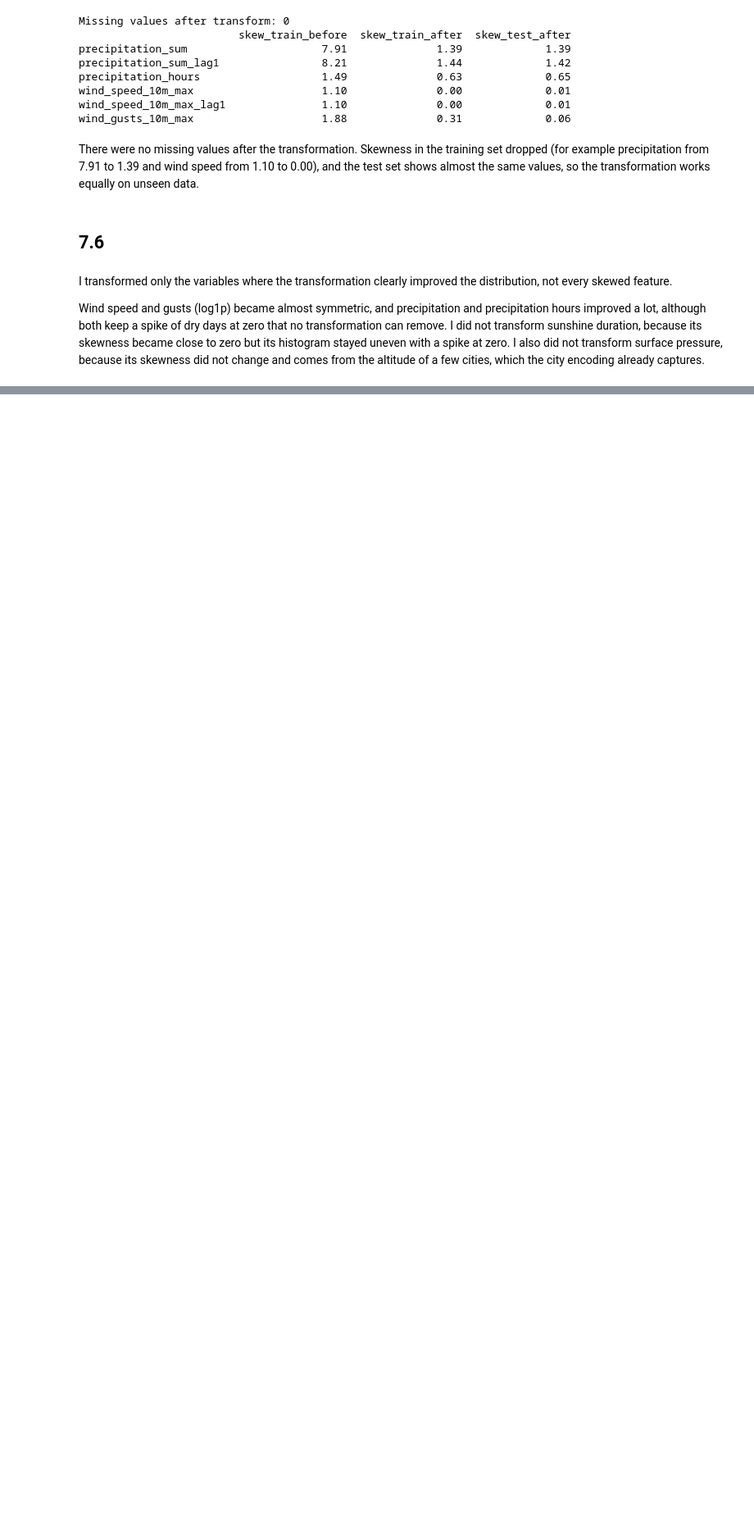
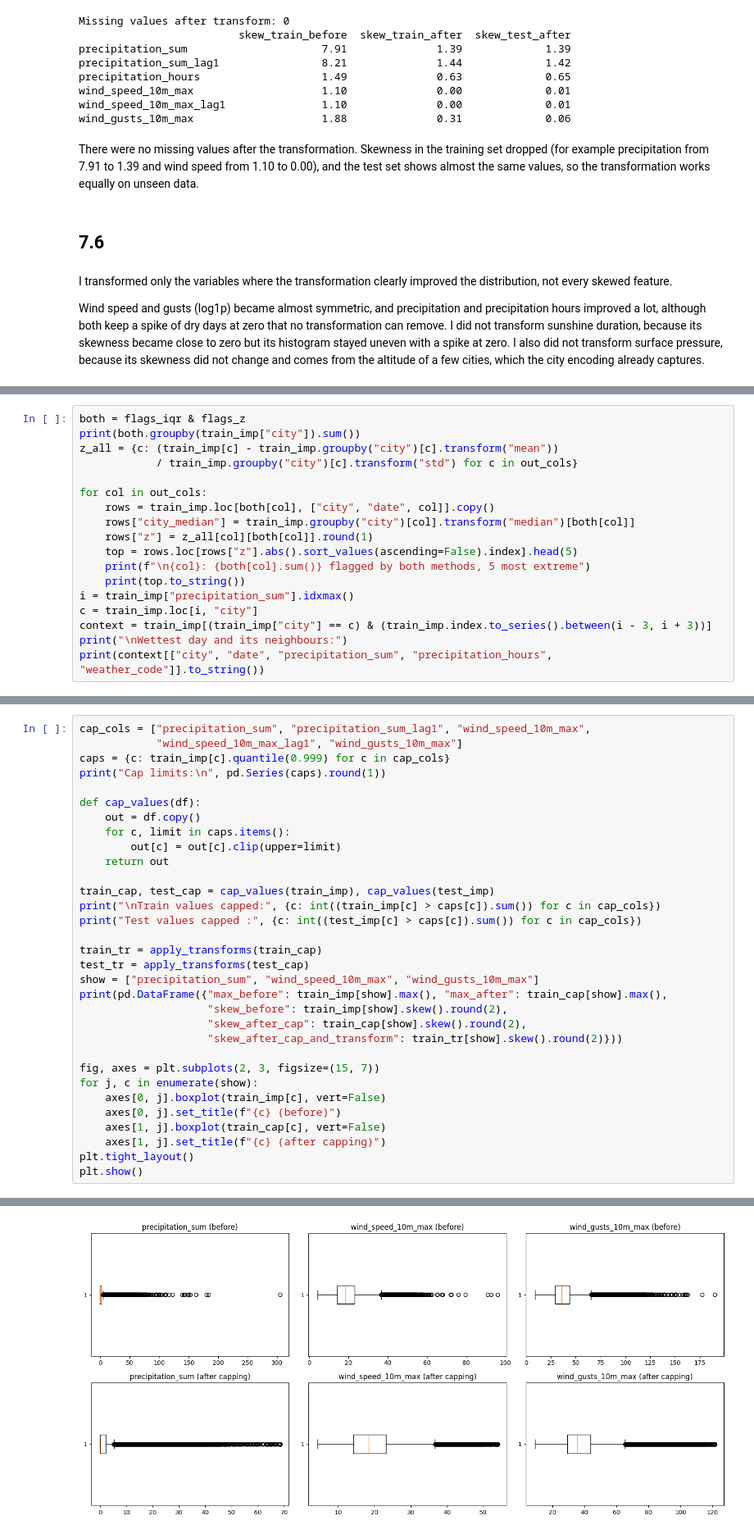
Before and after one commit to MuhammadRayan07/Weather-Analysis, a Jupyter notebook: notebooks/02_Analysis_Modeling.ipynb, the cells around one changed output, grey strips where cells are left out. Shown at 82% size. Saved outputs shown, nothing was run; the diff lists cells and outputs as text; blank space fills up the shorter version.

```diff
--- a/notebooks/02_Analysis_Modeling.ipynb
+++ b/notebooks/02_Analysis_Modeling.ipynb
@@ -864,0 +909,18 @@ Wind speed and gusts (log1p) became almost symmetric, and precipitation and prec
+# %%
+both = flags_iqr & flags_z
+print(both.groupby(train_imp["city"]).sum())
+z_all = {c: (train_imp[c] - train_imp.groupby("city")[c].transform("mean"))
+            / train_imp.groupby("city")[c].transform("std") for c in out_cols}
+
+for col in out_cols:
+    rows = train_imp.loc[both[col], ["city", "date", col]].copy()
+    rows["city_median"] = train_imp.groupby("city")[col].transform("median")[both[col]]
+    rows["z"] = z_all[col][both[col]].round(1)
+    top = rows.loc[rows["z"].abs().sort_values(ascending=False).index].head(5)
+    print(f"\n{col}: {both[col].sum()} flagged by both methods, 5 most extreme")
+    print(top.to_string())
+i = train_imp["precipitation_sum"].idxmax()
+c = train_imp.loc[i, "city"]
+context = train_imp[(train_imp["city"] == c) & (train_imp.index.to_series().between(i - 3, i + 3))]
+print("\nWettest day and its neighbours:")
+print(context[["city", "date", "precipitation_sum", "precipitation_hours", "weather_code"]].to_string())
@@ -864,0 +951,33 @@ Wind speed and gusts (log1p) became almost symmetric, and precipitation and prec
+# %%
+cap_cols = ["precipitation_sum", "precipitation_sum_lag1", "wind_speed_10m_max",
+            "wind_speed_10m_max_lag1", "wind_gusts_10m_max"]
+caps = {c: train_imp[c].quantile(0.999) for c in cap_cols}
+print("Cap limits:\n", pd.Series(caps).round(1))
+
+def cap_values(df):
+    out = df.copy()
+    for c, limit in caps.items():
+        out[c] = out[c].clip(upper=limit)
+    return out
+
+train_cap, test_cap = cap_values(train_imp), cap_values(test_imp)
+print("\nTrain values capped:", {c: int((train_imp[c] > caps[c]).sum()) for c in cap_cols})
+print("Test values capped :", {c: int((test_imp[c] > caps[c]).sum()) for c in cap_cols})
+
+train_tr = apply_transforms(train_cap)
+test_tr = apply_transforms(test_cap)
+show = ["precipitation_sum", "wind_speed_10m_max", "wind_gusts_10m_max"]
+print(pd.DataFrame({"max_before": train_imp[show].max(), "max_after": train_cap[show].max(),
+                    "skew_before": train_imp[show].skew().round(2),
+                    "skew_after_cap": train_cap[show].skew().round(2),
+                    "skew_after_cap_and_transform": train_tr[show].skew().round(2)}))
+
+fig, axes = plt.subplots(2, 3, figsize=(15, 7))
+for j, c in enumerate(show):
+    axes[0, j].boxplot(train_imp[c], vert=False)
+    axes[0, j].set_title(f"{c} (before)")
+    axes[1, j].boxplot(train_cap[c], vert=False)
+    axes[1, j].set_title(f"{c} (after capping)")
+plt.tight_layout()
+plt.show()
+# %% [output]
@@ -864,0 +1003 @@ Wind speed and gusts (log1p) became almost symmetric, and precipitation and prec
+[figure, added]
```
Also changed, not shown: parts of 10 cells of this notebook.
